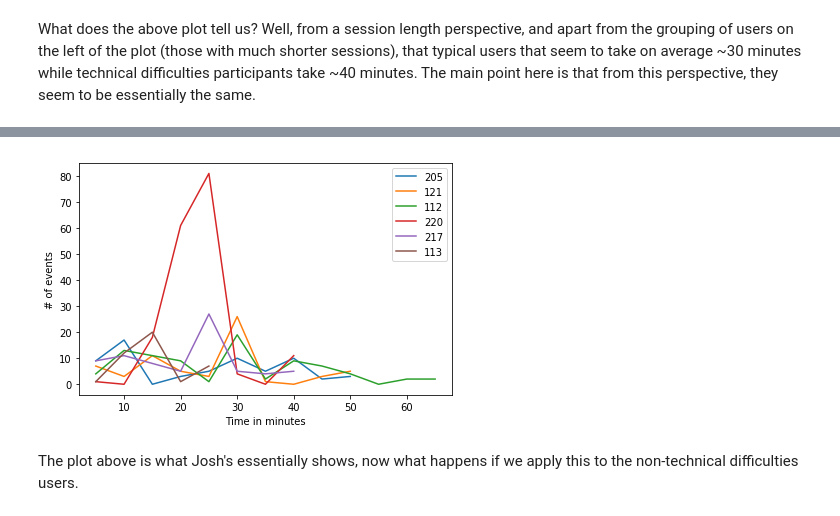
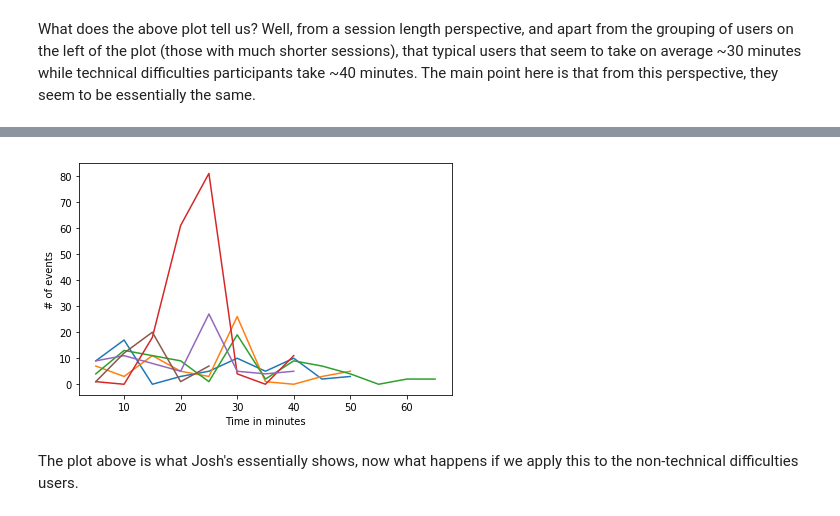
Before and after one commit to JonoCX/cake_data_notebooks_dsjm18, a Jupyter notebook: exploratory-time-series-anaylsis.ipynb, the cells around one changed output, grey strips where cells are left out. Cells and saved outputs as stored; diff of their text form; code cells hidden in the pictures.

```diff
--- a/exploratory-time-series-anaylsis.ipynb
+++ b/exploratory-time-series-anaylsis.ipynb
@@ -336,18 +335,17 @@ def get_intensity_plot_data(dataframe, id_col_name, time_col_name, interval_peri
 # %%
 p_data = get_intensity_plot_data(cake_td_raw, 'participant_id', 'timestamp', interval_period=5, time_period_str='5min')
 for k, v in p_data.items():
     if (k == 109) or (k == 407): # Let's just skip over these for the time being, they skew the plots terribly.
         continue
     data = [(x, y) for x, y in v]
     plt.plot(*zip(*data), label=k)
 
-plt.legend()
 plt.xlabel('Time in minutes')
 _ = plt.ylabel('# of events')
 plt.tight_layout()
 plt.savefig('tech_diff_number_of_events_over_time.png', dpi=300)
 # %% [output]
-[figure, old version]
+[figure, new version]
 # %% [markdown]
 The plot above is what Josh's essentially shows, now what happens if we apply this to the non-technical difficulties users.
 # %%
```
Also changed, not shown: parts of 6 cells of this notebook, 6 other files.
